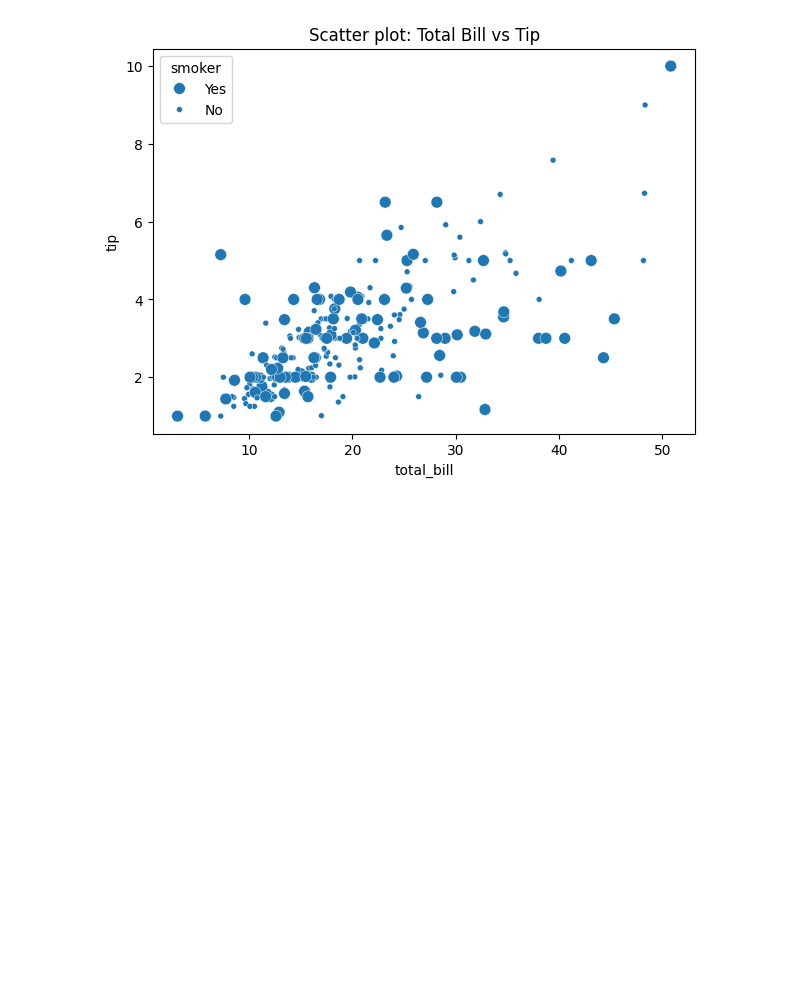
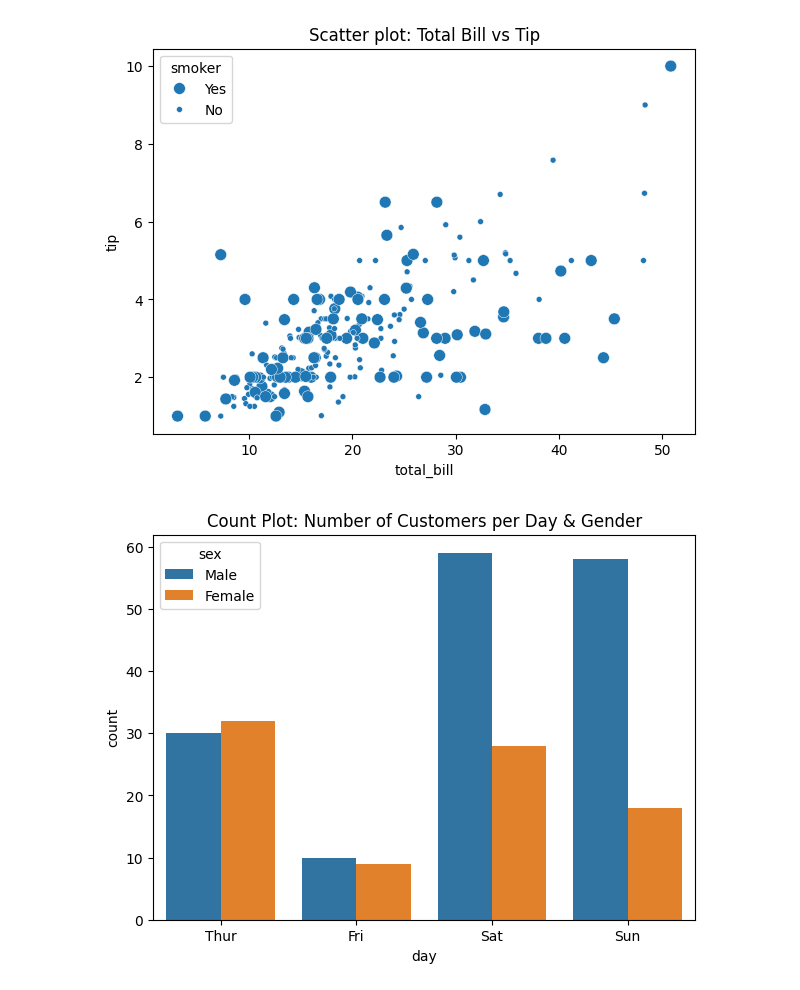
Before and after one commit to Ishan1012/python-chestsheets, a Jupyter notebook: matplotlib cheatsheet.ipynb, the cells around one changed output. Drawn from its saved outputs; the diff is of its cells as text; code cells hidden in the pictures; blank space fills up the shorter version.

Commit message:
added count plot to the seaborn cheatsheet

```diff
--- a/matplotlib cheatsheet.ipynb
+++ b/matplotlib cheatsheet.ipynb
@@ -283,3 +283,10 @@ plt.title("Scatter plot: Total Bill vs Tip")
 plt.show()
 # %% [output]
 [figure]
+# %%
+plt.figure(figsize=(7,5))
+sns.countplot(data=df, x="day", hue="sex")
+plt.title("Count Plot: Number of Customers per Day & Gender")
+plt.show()
+# %% [output]
+[figure, added]
```
